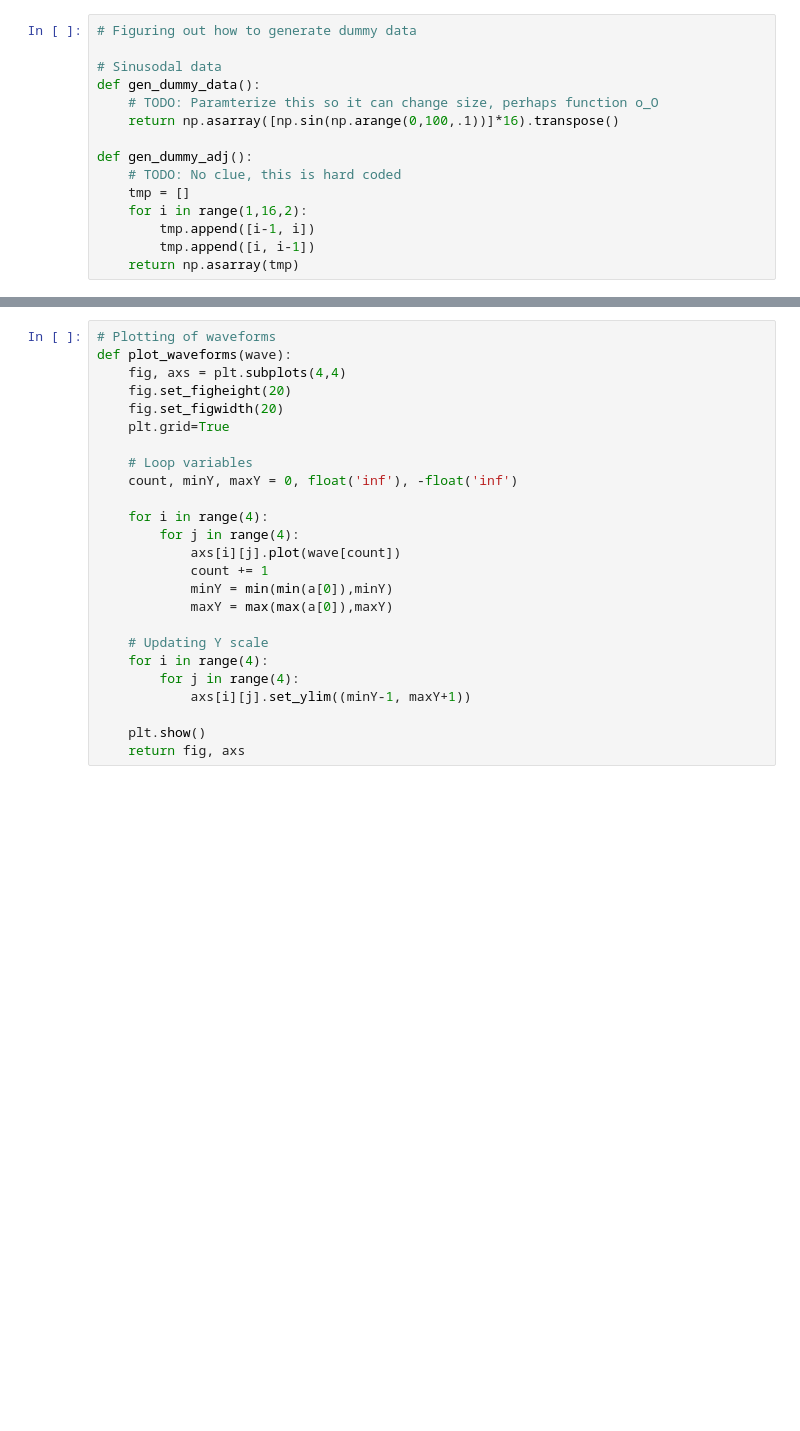
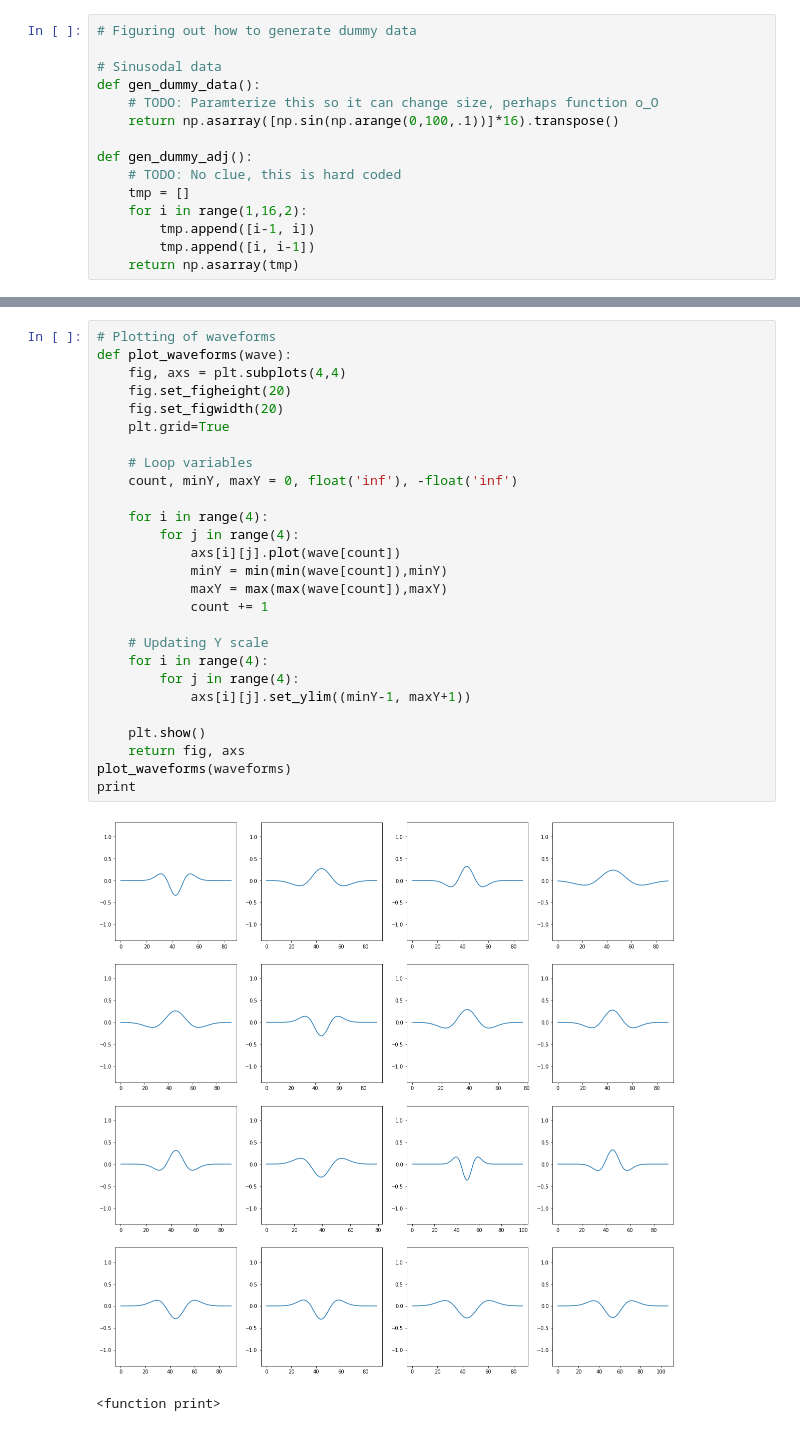
Before and after one commit to samirchowd/floodfill, a Jupyter notebook: rewrite/develop.ipynb, the cells around one changed output, grey strips where cells are left out. Cells and saved outputs as stored; diff of their text form; blank space fills up the shorter version.

Commit message:
finished generating dummy data with ricker waveforms

```diff
--- a/rewrite/develop.ipynb
+++ b/rewrite/develop.ipynb
@@ -58,25 +61,30 @@ a = gen_spike_template(16)
 # %%
 # Plotting of waveforms
 def plot_waveforms(wave):
     fig, axs = plt.subplots(4,4)
     fig.set_figheight(20)
     fig.set_figwidth(20)
     plt.grid=True
 
     # Loop variables
     count, minY, maxY = 0, float('inf'), -float('inf')
 
     for i in range(4):
         for j in range(4):
             axs[i][j].plot(wave[count])
+            minY = min(min(wave[count]),minY)
+            maxY = max(max(wave[count]),maxY)
             count += 1
-            minY = min(min(a[0]),minY)
-            maxY = max(max(a[0]),maxY)
 
     # Updating Y scale
     for i in range(4):
         for j in range(4):
             axs[i][j].set_ylim((minY-1, maxY+1))
 
     plt.show()
     return fig, axs
+plot_waveforms(waveforms)
+print
+# %% [output]
+[figure, added]
+<function print>
```
Also changed, not shown: parts of 6 cells of this notebook.
